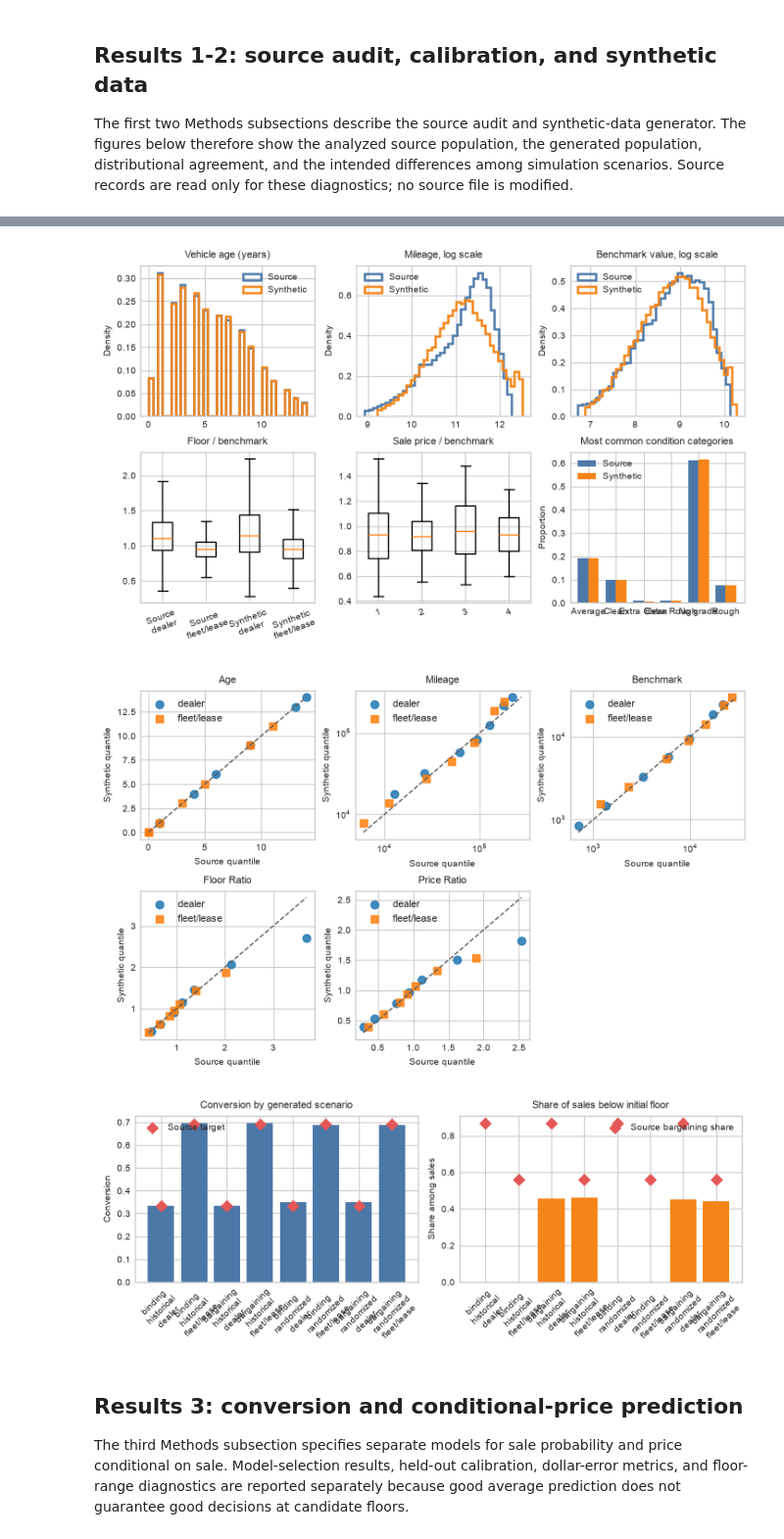
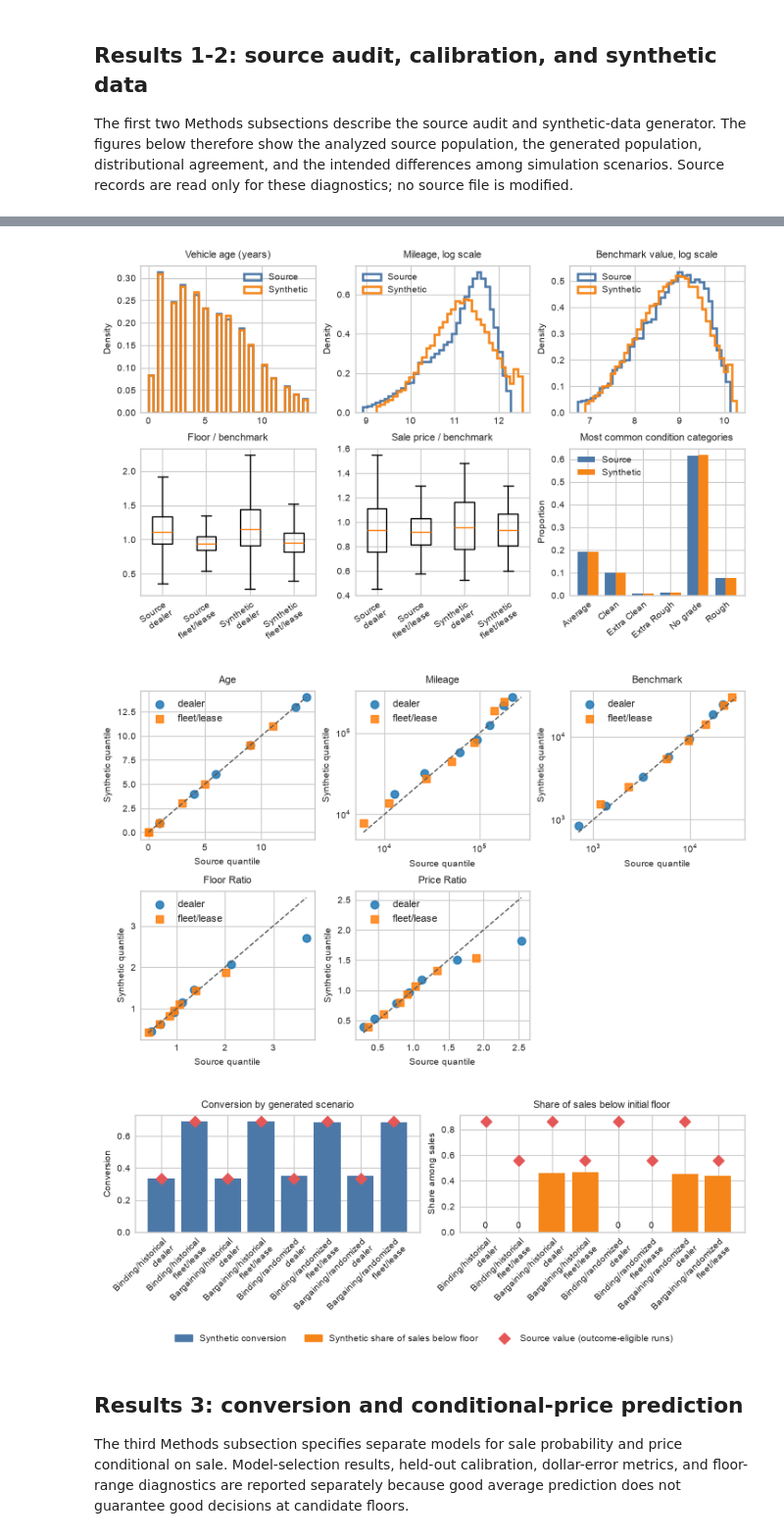
Before and after one commit to ecteodoro/idc6940-capstone-project, a Jupyter notebook: 06_study_results_and_report.ipynb, the cells around one changed output, grey strips where cells are left out. Shown at 98% size. Saved outputs shown, nothing was run; the diff lists cells and outputs as text; code cells hidden in the pictures.

```diff
--- a/06_study_results_and_report.ipynb
+++ b/06_study_results_and_report.ipynb
@@ -194,26 +197,34 @@ source_parts=[]
 for filename,group in [('pre_step1_ins0.csv','dealer'),('pre_step1_ins1.csv','fleet_lease')]:
     use=['history_run_date','year','odo','bb','low','agree','finalprice','conrepgrade']
     d=pd.read_csv(Path('Larsen_used_car_bargaining_data_and_code')/filename,usecols=use)
-    date=pd.to_datetime(d.history_run_date,errors='coerce')
+    date=pd.to_datetime(d.history_run_date,format='%d%b%Y',errors='coerce')
     d=d.assign(seller_group=group,age=date.dt.year-pd.to_numeric(d.year,errors='coerce'),
                mileage=pd.to_numeric(d.odo,errors='coerce'),benchmark=pd.to_numeric(d.bb,errors='coerce'),
                floor=pd.to_numeric(d.low,errors='coerce'),sold=pd.to_numeric(d.agree,errors='coerce'),
                price=pd.to_numeric(d.finalprice,errors='coerce'),condition=d.conrepgrade)
     d['floor_ratio']=d.floor/d.benchmark
     d['price_ratio']=d.price/d.benchmark
-    source_parts.append(d[['seller_group','age','mileage','benchmark','floor_ratio','sold','price','price_ratio','condition']])
+    # Same base sample and outcome eligibility as notebook 02.
+    d=d.loc[date.notna()&d.age.ge(0)&d.mileage.ge(0)&d.benchmark.gt(0)&np.isfinite(d.benchmark)].copy()
+    d['eligible']=d.floor_ratio.gt(0)&np.isfinite(d.floor_ratio)&d.sold.isin([0,1])
+    source_parts.append(d[['seller_group','age','mileage','benchmark','floor_ratio','sold','price','price_ratio','condition','eligible']])
 source=pd.concat(source_parts,ignore_index=True)
+_t=pd.read_csv(CAL/'calibration_targets.csv').set_index('group')
+for _g in _t.index:
+    assert (source.seller_group==_g).sum()==_t.loc[_g,'base_n'] and source.loc[source.seller_group==_g,'eligible'].sum()==_t.loc[_g,'outcome_n'],'source population differs from notebook 02'
 source=source[(source.age.ge(0)|source.age.isna()) & (source.mileage.ge(0)|source.mileage.isna())]
 synthetic=pd.read_csv('data/synthetic/binding_historical.csv')
 synthetic['price_ratio']=synthetic.price/synthetic.benchmark
 
 def describe_frame(d,label):
+    """Covariates use the base sample; conversion, floor and price use outcome-eligible runs (all runs for synthetic data)."""
     rows=[]
     for group,g in d.groupby('seller_group'):
-        rows.append(dict(dataset=label,seller_group=group,n=len(g),conversion=g.sold.mean(),
+        e=g[g.eligible] if 'eligible' in g else g
+        rows.append(dict(dataset=label,seller_group=group,n=len(g),outcome_n=len(e),conversion=e.sold.mean(),
                          age_median=g.age.median(),mileage_median=g.mileage.median(),
-                         benchmark_median=g.benchmark.median(),floor_ratio_median=g.floor_ratio.median(),
-                         sold_price_ratio_median=g.loc[g.sold.eq(1),'price_ratio'].median()))
+                         benchmark_median=g.benchmark.median(),floor_ratio_median=e.floor_ratio.median(),
+                         sold_price_ratio_median=e.loc[e.sold.eq(1),'price_ratio'].median()))
     return rows
 dataset_summary=pd.DataFrame(describe_frame(source,'Source')+describe_frame(synthetic,'Synthetic'))
 dataset_summary.to_csv(OUT/'paper_dataset_summary.csv',index=False)
@@ -233,15 +244,15 @@ for ax,var,title,transform in [
 box_data=[];box_labels=[]
 for label,data in [('Source',source),('Synthetic',synthetic)]:
     for group in ['dealer','fleet_lease']:
-        x=pd.to_numeric(data.loc[data.seller_group.eq(group),'floor_ratio'],errors='coerce').dropna()
+        x=pd.to_numeric(data[data.eligible if 'eligible' in data else slice(None)].loc[lambda t:t.seller_group.eq(group),'floor_ratio'],errors='coerce').dropna()
         box_data.append(x[x.le(x.quantile(.99))]);box_labels.append(f'{label}\n{group.replace("_","/")}')
-axes[1,0].boxplot(box_data,tick_labels=box_labels,showfliers=False);axes[1,0].set_title('Floor / benchmark');axes[1,0].tick_params(axis='x',labelrotation=20)
+axes[1,0].boxplot(box_data,tick_labels=box_labels,showfliers=False);axes[1,0].set_title('Floor / benchmark');axes[1,0].tick_params(axis='x',labelrotation=35);plt.setp(axes[1,0].get_xticklabels(),ha='right',rotation_mode='anchor')
 price_data=[];price_labels=[]
 for label,data in [('Source',source),('Synthetic',synthetic)]:
     for group in ['dealer','fleet_lease']:
-        x=pd.to_numeric(data.loc[data.seller_group.eq(group)&data.sold.eq(1),'price_ratio'],errors='coerce').dropna()
+        x=pd.to_numeric(data[data.eligible if 'eligible' in data else slice(None)].loc[lambda t:t.seller_group.eq(group)&t.sold.eq(1),'price_ratio'],errors='coerce').dropna()
         price_data.append(x[x.le(x.quantile(.99))]);price_labels.append(f'{label}\n{group.replace("_","/")}')
-axes[1, 1].boxplot(price_data, whis=(5, 95), showfliers=False);axes[1,1].set_title('Sale price / benchmark');axes[1,1].tick_params(axis='x',labelrotation=20)
+axes[1, 1].boxplot(price_data, tick_labels=price_labels, whis=(5, 95), showfliers=False);axes[1,1].set_title('Sale price / benchmark');axes[1,1].tick_params(axis='x',labelrotation=35);plt.setp(axes[1,1].get_xticklabels(),ha='right',rotation_mode='anchor')
 # axes[1, 1].boxplot(price_data, tick_labels=price_labels, showfliers=False)
 # axes[1, 1].set_title("Sale price / benchmark")
 # axes[1, 1].tick_params(axis="x", labelrotation=20)
@@ -254,7 +265,7 @@ cats=sorted(set(cond.condition));x=np.arange(len(cats));w=.38
 for j,label in enumerate(['Source','Synthetic']):
     vals=cond[cond.dataset.eq(label)].set_index('condition').proportion.reindex(cats,fill_value=0)
     axes[1,2].bar(x+(j-.5)*w,vals,w,label=label,color=COLORS[label])
-axes[1,2].set(xticks=x,xticklabels=cats,title='Most common condition categories',ylabel='Proportion');axes[1,2].legend()
+axes[1,2].set(xticks=x,xticklabels=cats,title='Most common condition categories',ylabel='Proportion');axes[1,2].tick_params(axis='x',labelrotation=40);plt.setp(axes[1,2].get_xticklabels(),ha='right',rotation_mode='anchor');axes[1,2].legend()
 figtitle(fig,'Figure 1. Source and binding/historical synthetic distributions')
 fig.savefig(FIG/'01_source_synthetic_distributions.png',dpi=200,bbox_inches='tight');plt.show()
 
@@ -277,12 +288,17 @@ fig.savefig(FIG/'02_calibration_quantile_agreement.png',dpi=200,bbox_inches='tig
 
 # Figure 3: scenario checks make the trading-institution assumptions visible.
 scenario=pd.read_csv(CAL/'scenario_comparison.csv')
-scenario['label']=scenario.scenario.str.replace('_','\n')+'\n'+scenario.group.str.replace('_','/')
+scenario['label']=(scenario.scenario.str.replace('binding','Binding').str.replace('bargaining','Bargaining').str.replace('_','/')+'\n'+scenario.group.str.replace('_','/'))
 fig,axes=plt.subplots(1,2,figsize=scaled(13,5),layout='constrained');x=np.arange(len(scenario))
 axes[0].bar(x,scenario.realized_conversion,color='#4C78A8');axes[0].scatter(x,scenario.source_conversion,color='#E45756',marker='D',label='Source target',zorder=3)
-axes[0].set(xticks=x,xticklabels=scenario.label,title='Conversion by generated scenario',ylabel='Conversion');axes[0].tick_params(axis='x',labelrotation=45);axes[0].legend()
+axes[0].set(xticks=x,xticklabels=scenario.label,title='Conversion by generated scenario',ylabel='Conversion');axes[0].tick_params(axis='x',labelrotation=45);plt.setp(axes[0].get_xticklabels(),ha='right',rotation_mode='anchor')
 axes[1].bar(x,scenario.synthetic_below_reserve_share,color='#F58518');axes[1].scatter(x,scenario.source_below_reserve_share,color='#E45756',marker='D',label='Source bargaining share',zorder=3)
-axes[1].set(xticks=x,xticklabels=scenario.label,title='Share of sales below initial floor',ylabel='Share among sales');axes[1].tick_params(axis='x',labelrotation=45);axes[1].legend()
+axes[1].set(xticks=x,xticklabels=scenario.label,title='Share of sales below initial floor',ylabel='Share among sales');axes[1].tick_params(axis='x',labelrotation=45);plt.setp(axes[1].get_xticklabels(),ha='right',rotation_mode='anchor')
+for xi,v in zip(x,scenario.synthetic_below_reserve_share):
+    if v==0:axes[1].text(xi,.015,'0',ha='center',va='bottom',fontsize=7)
+from matplotlib.patches import Patch
+from matplotlib.lines import Line2D
+fig.legend(handles=[Patch(color='#4C78A8',label='Synthetic conversion'),Patch(color='#F58518',label='Synthetic share of sales below floor'),Line2D([],[],color='#E45756',marker='D',linestyle='',label='Source value (outcome-eligible runs)')],loc='outside lower center',ncol=3,frameon=False)
 figtitle(fig,'Figure 3. Generated outcomes across institutional scenarios')
 fig.savefig(FIG/'03_scenario_outcomes.png',dpi=200,bbox_inches='tight');plt.show()
 # %% [output]
@@ -294,6 +310,6 @@ fig.savefig(FIG/'03_scenario_outcomes.png',dpi=200,bbox_inches='tight');plt.show
-[figure, old version]
+[figure, new version]
 [figure]
-[figure, old version]
+[figure, new version]
 # %% [markdown]
 ## Results 3: conversion and conditional-price prediction
 
```
Also changed, not shown: parts of 4 cells of this notebook, 14 other files.
